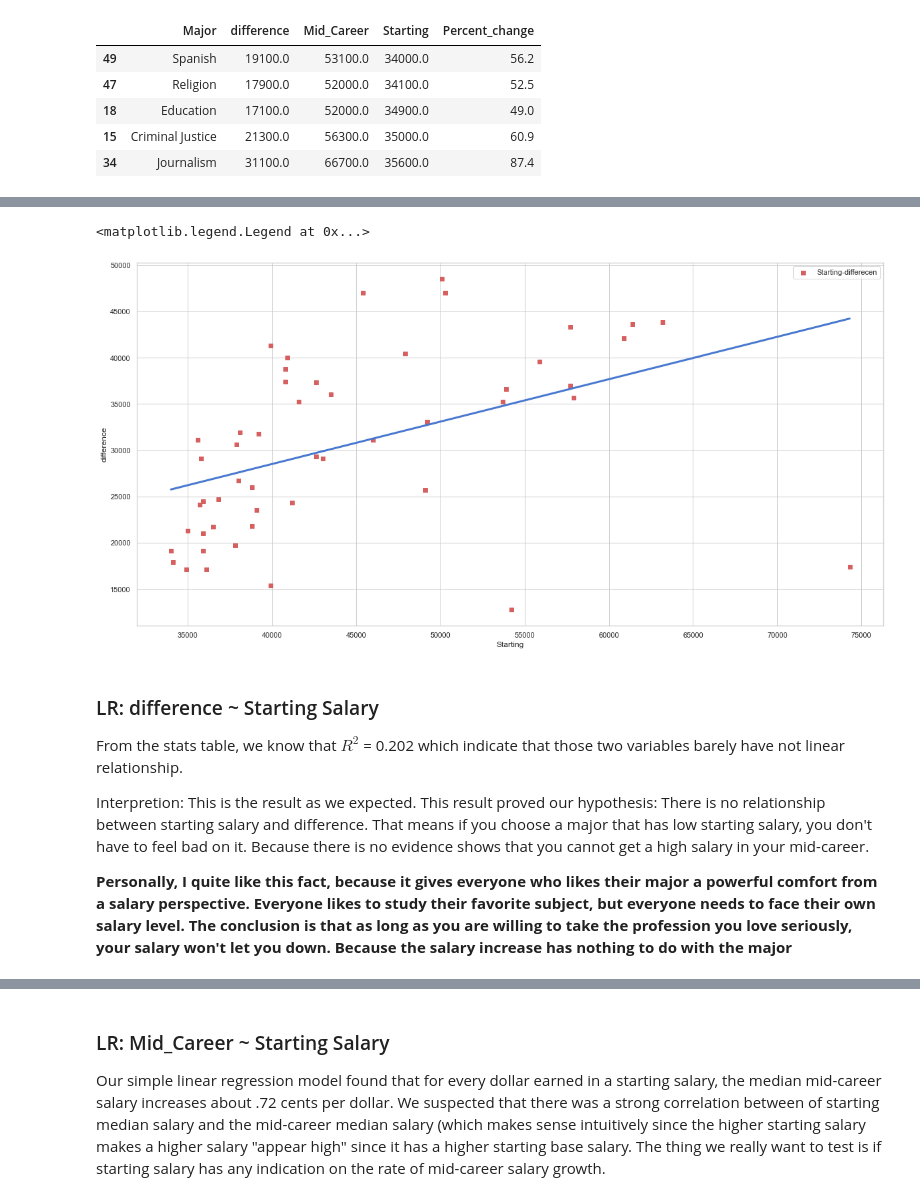
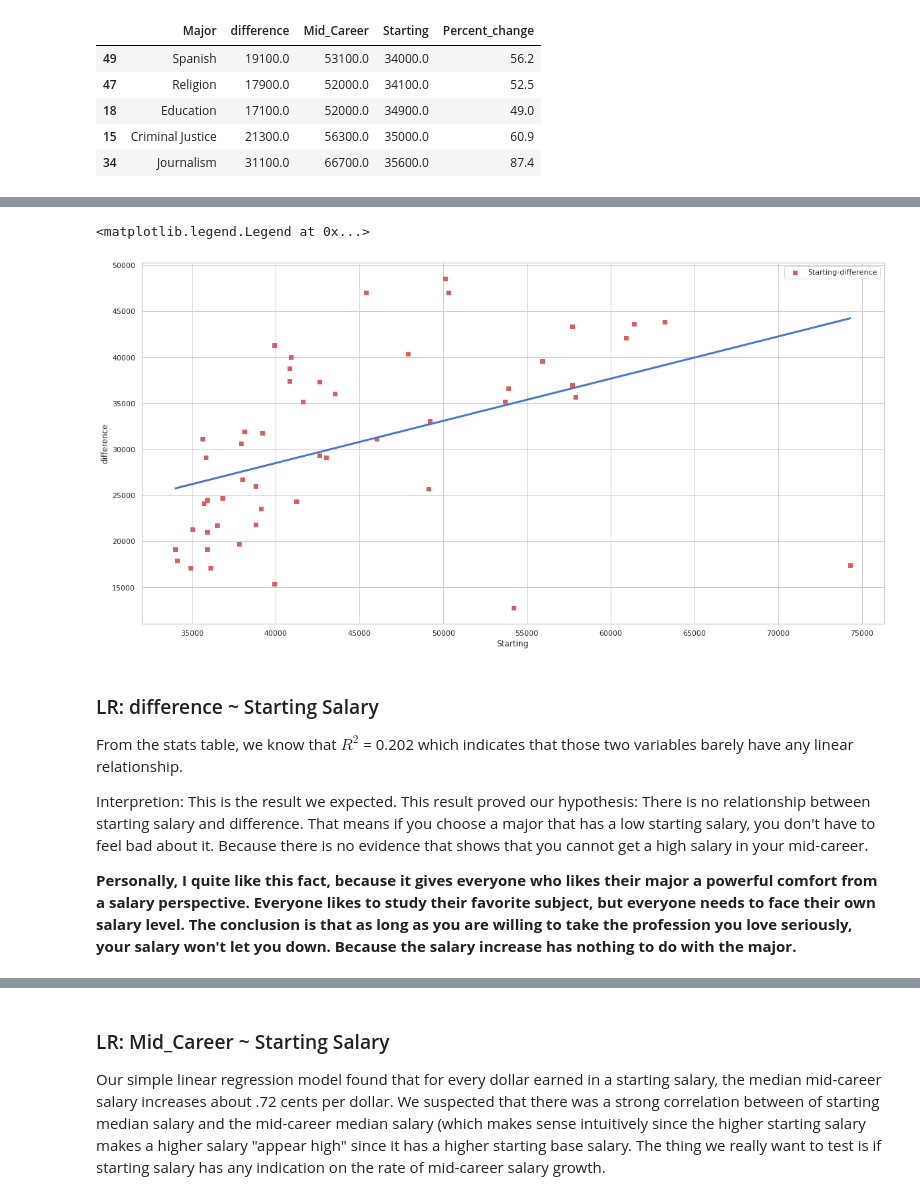
Before and after one commit to UU-Data-Science-Project/Degree-Analyzer, a Jupyter notebook: Project_File.ipynb, the cells around one changed output, grey strips where cells are left out. Cells and saved outputs as stored; diff of their text form; code cells hidden in the pictures.

```diff
--- a/Project_File.ipynb
+++ b/Project_File.ipynb
@@ -562,7 +563,7 @@ lr_start.head()
 diff_start_ols = sm.ols(formula="difference ~ Starting", data=lr_start).fit()
 print(diff_start_ols.summary())
 
-plt.scatter(x=lr_start['Starting'],y=lr_start['difference'],c='r',marker='s',label='Starting-differecen')
+plt.scatter(x=lr_start['Starting'],y=lr_start['difference'],c='r',marker='s',label='Starting-difference')
 plt.plot(lr_start['Starting'],diff_start_ols.predict(),c='b',linewidth=3)
 plt.xlabel('Starting')
 plt.ylabel('difference')
@@ -578,23 +579,23 @@ Time:                        19:38:53   Log-Likelihood:                -522.92
 No. Observations:                  50   AIC:                             1050.
 Df Residuals:                      48   BIC:                             1054.
 Df Model:                           1
 Covariance Type:            nonrobust
 ==============================================================================
 ... (11 lines left out)
 Notes:
 [1] Standard Errors assume that the covariance matrix of the errors is correctly specified.
 [2] The condition number is large, 2.21e+05. This might indicate that there are
 strong multicollinearity or other numerical problems.
 <matplotlib.legend.Legend at 0x...>
-[figure, old version]
+[figure, new version]
 # %% [markdown]
 ### LR: difference ~ Starting Salary
 
-From the stats table, we know that $R^2$ = 0.202 which indicate that those two variables barely have not linear relationship.
+From the stats table, we know that $R^2$ = 0.202 which indicates that those two variables barely have any linear relationship.
 
-Interpretion: This is the result as we expected. This result proved our hypothesis: There is no relationship between starting salary and difference. That means if you choose a major that has low starting salary, you don't have to feel bad on it. Because there is no evidence shows that you cannot get a high salary in your mid-career.
+Interpretion: This is the result we expected. This result proved our hypothesis: There is no relationship between starting salary and difference. That means if you choose a major that has a low starting salary, you don't have to feel bad about it. Because there is no evidence that shows that you cannot get a high salary in your mid-career.
 
-**Personally, I quite like this fact, because it gives everyone who likes their major a powerful comfort from a salary perspective. Everyone likes to study their favorite subject, but everyone needs to face their own salary level. The conclusion is that as long as you are willing to take the profession you love seriously, your salary won't let you down. Because the salary increase has nothing to do with the major**
+**Personally, I quite like this fact, because it gives everyone who likes their major a powerful comfort from a salary perspective. Everyone likes to study their favorite subject, but everyone needs to face their own salary level. The conclusion is that as long as you are willing to take the profession you love seriously, your salary won't let you down. Because the salary increase has nothing to do with the major.**
 # %%
 diff_start_ols = sm.ols(formula="Mid_Career ~ Starting", data=lr_start).fit()
 print(diff_start_ols.summary())
```
Also changed, not shown: parts of 38 cells of this notebook.
